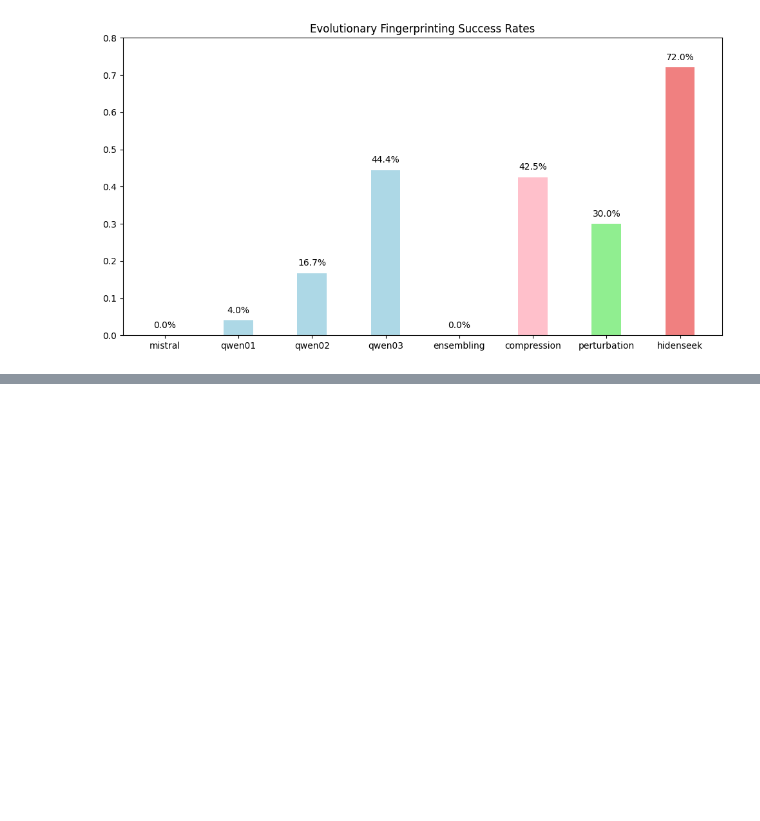
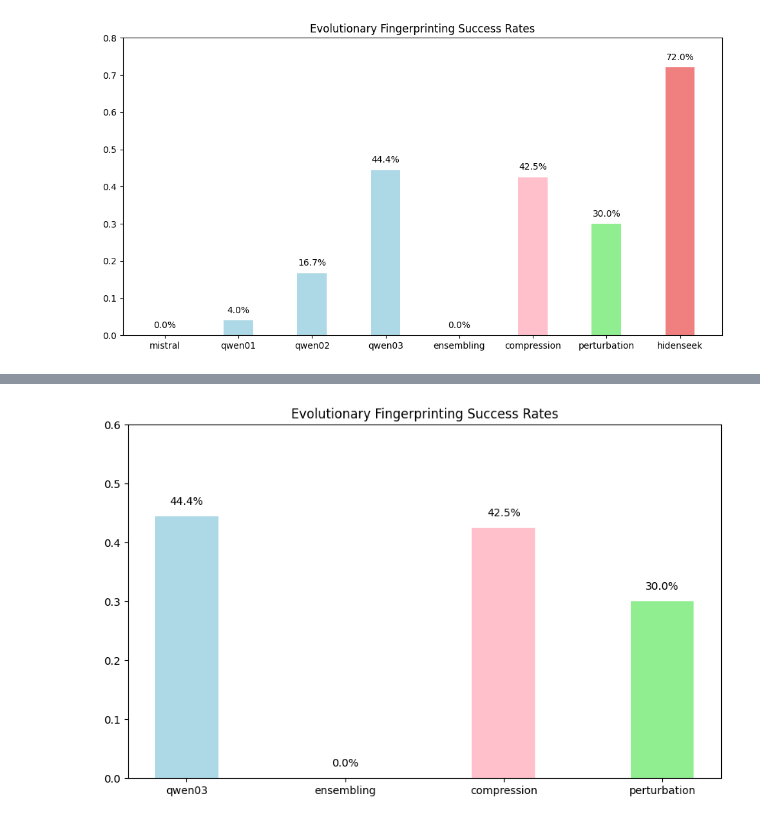
Before and after one commit to lukecurrier/CantFindMe, a Jupyter notebook: results/graphing.ipynb, the cells around one changed output, grey strips where cells are left out. Saved outputs shown, nothing was run; the diff lists cells and outputs as text; code cells hidden in the pictures; blank space fills up the shorter version.

```diff
--- a/results/graphing.ipynb
+++ b/results/graphing.ipynb
@@ -28,0 +44,15 @@ plt.show()
+# %%
+labels = ['qwen03', 'ensembling', 'compression', 'perturbation']
+values = [qwen_03, cantfindme_ensemble, cantfindme_compression, cantfindme_perturb]
+colors = ['lightblue','lightgreen', 'pink', 'lightgreen', 'lightcoral']
+
+plt.figure(figsize=(10, 6))
+plt.bar(labels, values, width=0.4, color=colors)
+for i, value in enumerate(values):
+    plt.text(i, value + 0.02, f'{value*100:.1f}%', ha='center')
+
+plt.ylim(0, 0.6)
+plt.title('Evolutionary Fingerprinting Success Rates')
+plt.show()
+# %% [output]
+[figure, added]
```
Also changed, not shown: parts of 1 cell of this notebook, 1 other file.
